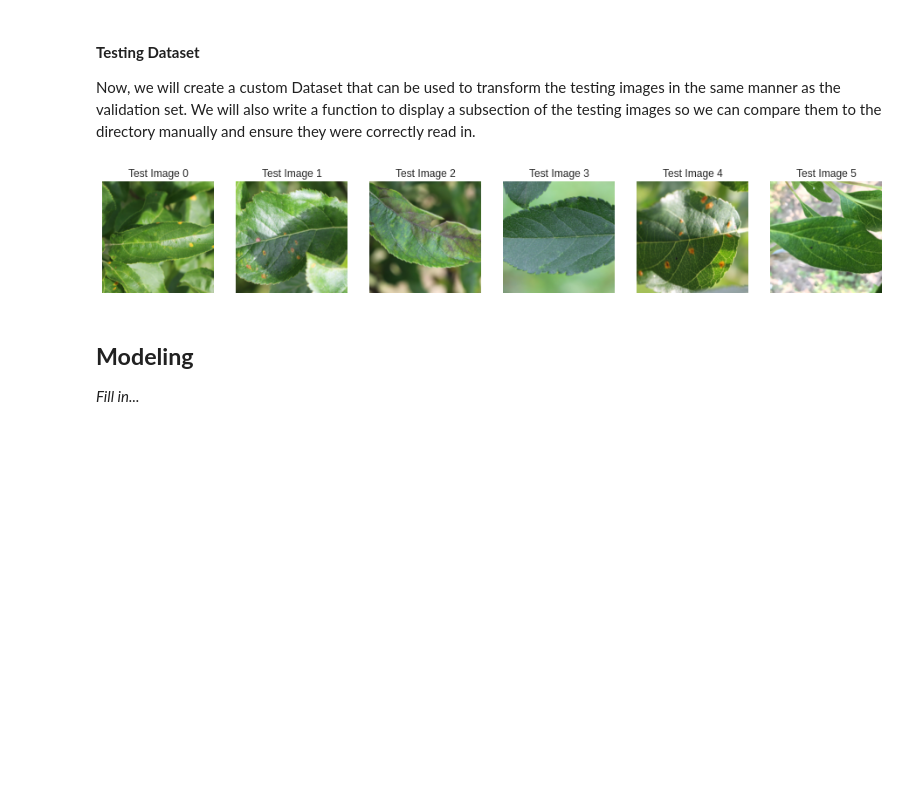
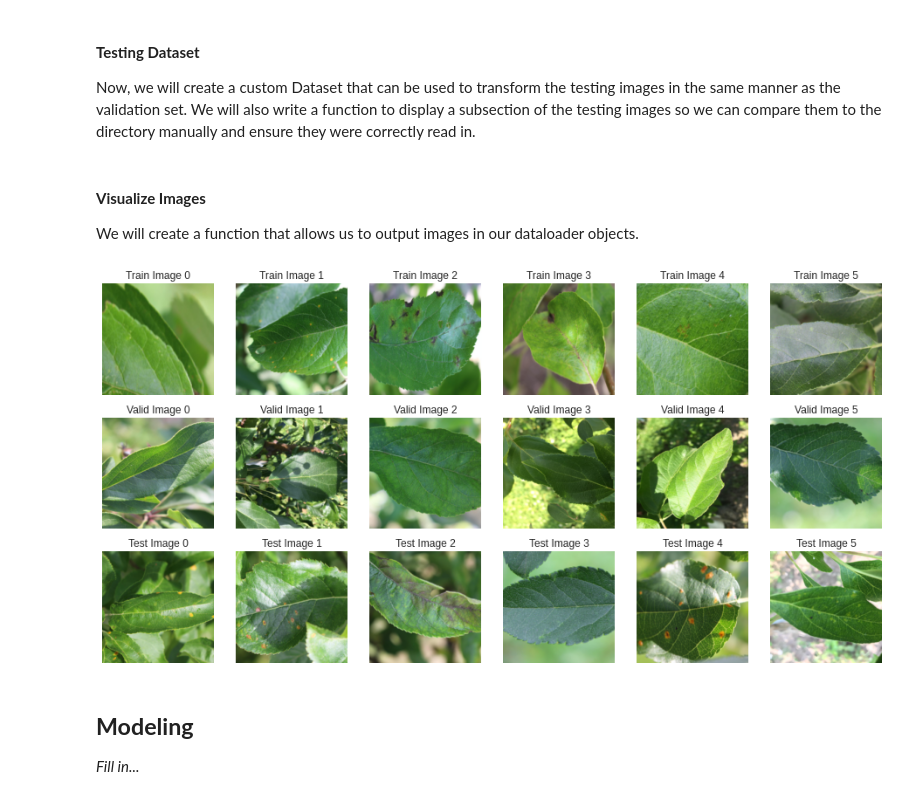
Before and after one commit to dhelms1/plant_pathology, a Jupyter notebook: plant_pathology.ipynb, the cells around one changed output. Saved outputs shown, nothing was run; the diff lists cells and outputs as text; code cells hidden in the pictures; blank space fills up the shorter version.

```diff
--- a/plant_pathology.ipynb
+++ b/plant_pathology.ipynb
@@ -182,8 +174,8 @@ Note that we will have to read in the test images in a different way, since *Ima
 # %%
 data_dir = 'drive/My Drive/Colab Notebooks/Plant Pathology/images/'
 # %%
-train_transforms = transforms.Compose([transforms.RandomRotation(30),
-                                       transforms.RandomResizedCrop(224),
+train_transforms = transforms.Compose([transforms.RandomResizedCrop(224),
+                                       transforms.RandomGrayscale(),
                                        transforms.RandomHorizontalFlip(),
                                        transforms.RandomVerticalFlip(),
                                        transforms.ColorJitter(),
@@ -229,8 +221,12 @@ class TestingDataset(torch.utils.data.Dataset):
 # %%
 test_data = TestingDataset(data_dir + 'Test', test_labels.image_id.values)
 testloader = torch.utils.data.DataLoader(test_data, batch_size=32)
+# %% [markdown]
+#### **Visualize Images**
+
+We will create a function that allows us to output images in our dataloader objects.
 # %%
-def imshow(image, ax, title_num):
+def imshow(image, ax, split_type, title_num):
     image = np.asarray(image).transpose((1, 2, 0))
 
     # Undo preprocessing
@@ -240,22 +236,24 @@ def imshow(image, ax, title_num):
 
     image = np.clip(image, 0, 1) # Otherwise image looks like noise
     ax.imshow(image) # show image
-    plt.title(f'Test Image {title_num}')
+    ax.set_title(f'{split_type} Image {title_num}')
     ax.set_xticklabels('')
     ax.set_yticklabels('')
 
     return None
-# %%
-images = next(iter(testloader)) # make testloader a callable object
-
-plt.figure(figsize=(16,8))
-
-for img in range(6): # Plot first 6 images of the test set
-  ax = plt.subplot(1,6,img+1)
-  imshow(images[img], ax, img)
-# these match the images in the test directory (manually checked)
-# %% [output]
-[figure, removed]
+# %%
+test_images = next(iter(testloader)) # make testloader a callable object
+train_images, _ = next(iter(trainloader)) # make trainloader a callable object
+valid_images, _ = next(iter(validloader)) # make validloader a callable object
+
+# Plot first 6 images in each dataloader
+fig, axs = plt.subplots(3,6, figsize=(16,8))
+for col, img in enumerate(range(6)):
+  imshow(train_images[img], axs[0, col], 'Train', col)
+  imshow(valid_images[img], axs[1, col], 'Valid', col)
+  imshow(test_images[img], axs[2, col], 'Test', col)
+# %% [output]
+[figure, added]
 # %% [markdown]
 ## **Modeling**
 
```
Also changed, not shown: parts of 32 cells of this notebook.
